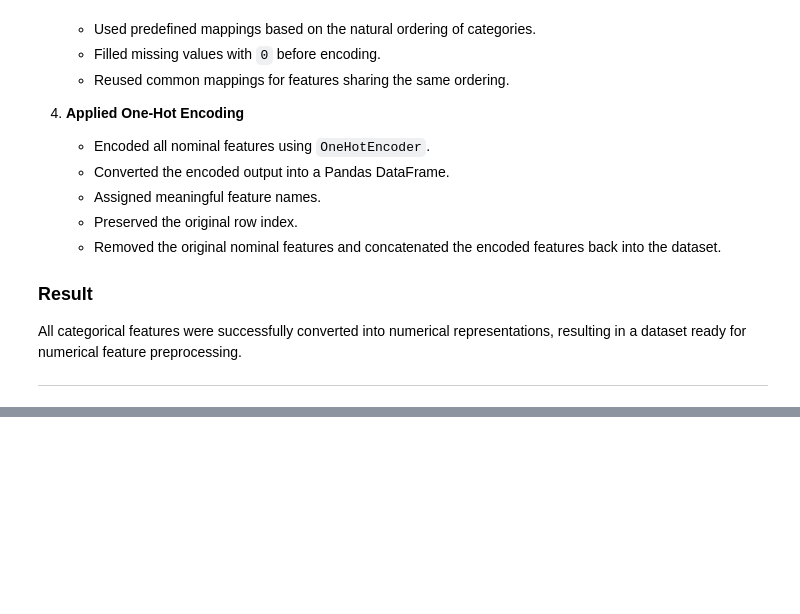
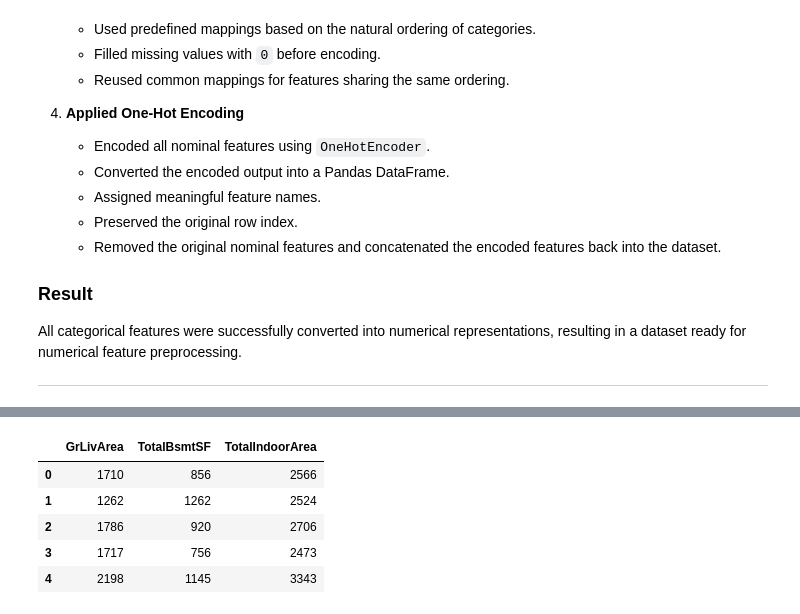
Before and after one commit to Hoshang-Warfade/House-Price-Predictor, a Jupyter notebook: notebooks/04_Preprocessing.ipynb, the cells around one changed output, grey strips where cells are left out. Drawn from its saved outputs; the diff is of its cells as text; code cells hidden in the pictures; blank space fills up the shorter version.

```diff
--- a/notebooks/04_Preprocessing.ipynb
+++ b/notebooks/04_Preprocessing.ipynb
@@ -1121,0 +1422,6 @@ All categorical features were successfully converted into numerical representati
+# %%
+# Create a feature representing the age of the house at the time of sale
+df["HouseAge"] = df["YrSold"] - df["YearBuilt"]
+
+# Drop YrSold as it becomes redundant
+df.drop(columns="YrSold", inplace=True)
@@ -1121,0 +1483,11 @@ All categorical features were successfully converted into numerical representati
+# %%
+df["TotalIndoorArea"] = df["GrLivArea"] + df["TotalBsmtSF"]
+# %%
+df[["GrLivArea", "TotalBsmtSF", "TotalIndoorArea"]].head()
+# %% [output]
+|  | GrLivArea | TotalBsmtSF | TotalIndoorArea |
+| 0 | 1710 | 856 | 2566 |
+| 1 | 1262 | 1262 | 2524 |
+| 2 | 1786 | 920 | 2706 |
+| 3 | 1717 | 756 | 2473 |
+| 4 | 2198 | 1145 | 3343 |
```
Also changed, not shown: parts of 28 cells of this notebook.
